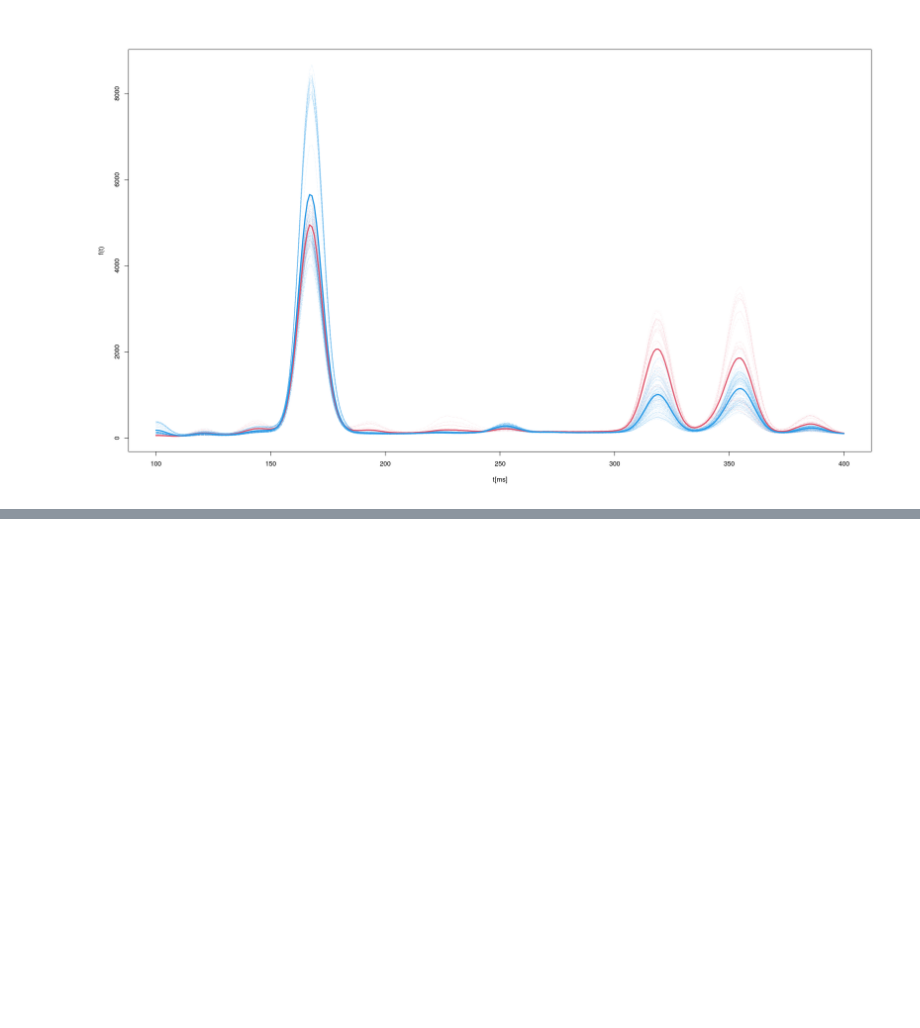
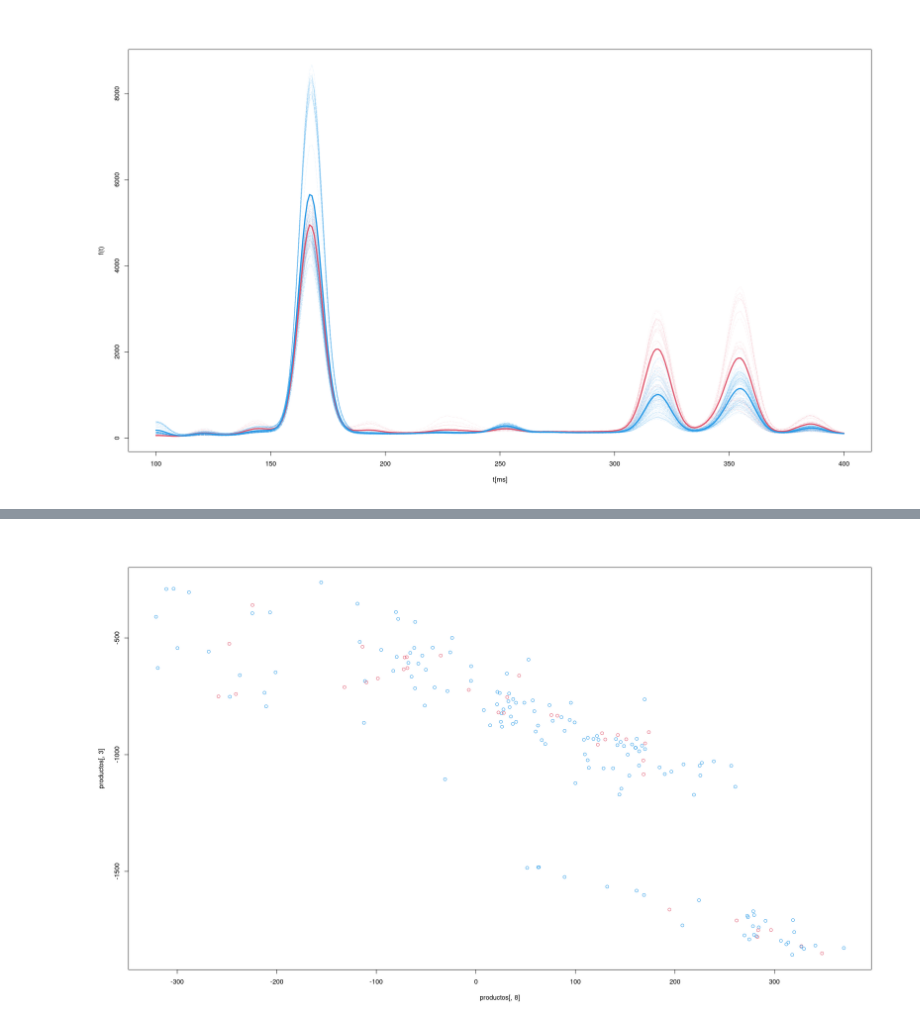
Before and after one commit to fcen-amateur/proyecciones-aleatorias, a Jupyter notebook: proyecciones-aleatorias.ipynb, the cells around one changed output, grey strips where cells are left out. Saved outputs shown, nothing was run; the diff lists cells and outputs as text; code cells hidden in the pictures; blank space fills up the shorter version.

```diff
--- a/proyecciones-aleatorias.ipynb
+++ b/proyecciones-aleatorias.ipynb
@@ -84,7 +85,7 @@ factores <- data.frame(
     mezcla=as.factor(mezcla)
 )
 # %%
-res <- fanova.RPm(X, ~ bajo_sodio + uniforme + mezcla, factores, RP=10, nboot = 1e3, hetero=FALSE)
+res <- fanova.RPm(X, ~ bajo_sodio + uniforme + mezcla, factores, RP=10, nboot = 100, hetero=FALSE)
 # %% [output]
   |======================================================================| 100%
 # %%
@@ -132,2 +131,6 @@ lines(GRILLA, get_muhat(t(dfx[!mezcla,])), col=4, lwd=3)
+# %%
+plot(productos[,8], productos[,3], col=ifelse(mezcla, 2, 4))
+# %% [output]
+[figure, added]
 # %%
 help(fanova.RPm)
```
Also changed, not shown: parts of 15 cells of this notebook, 1 other file.
